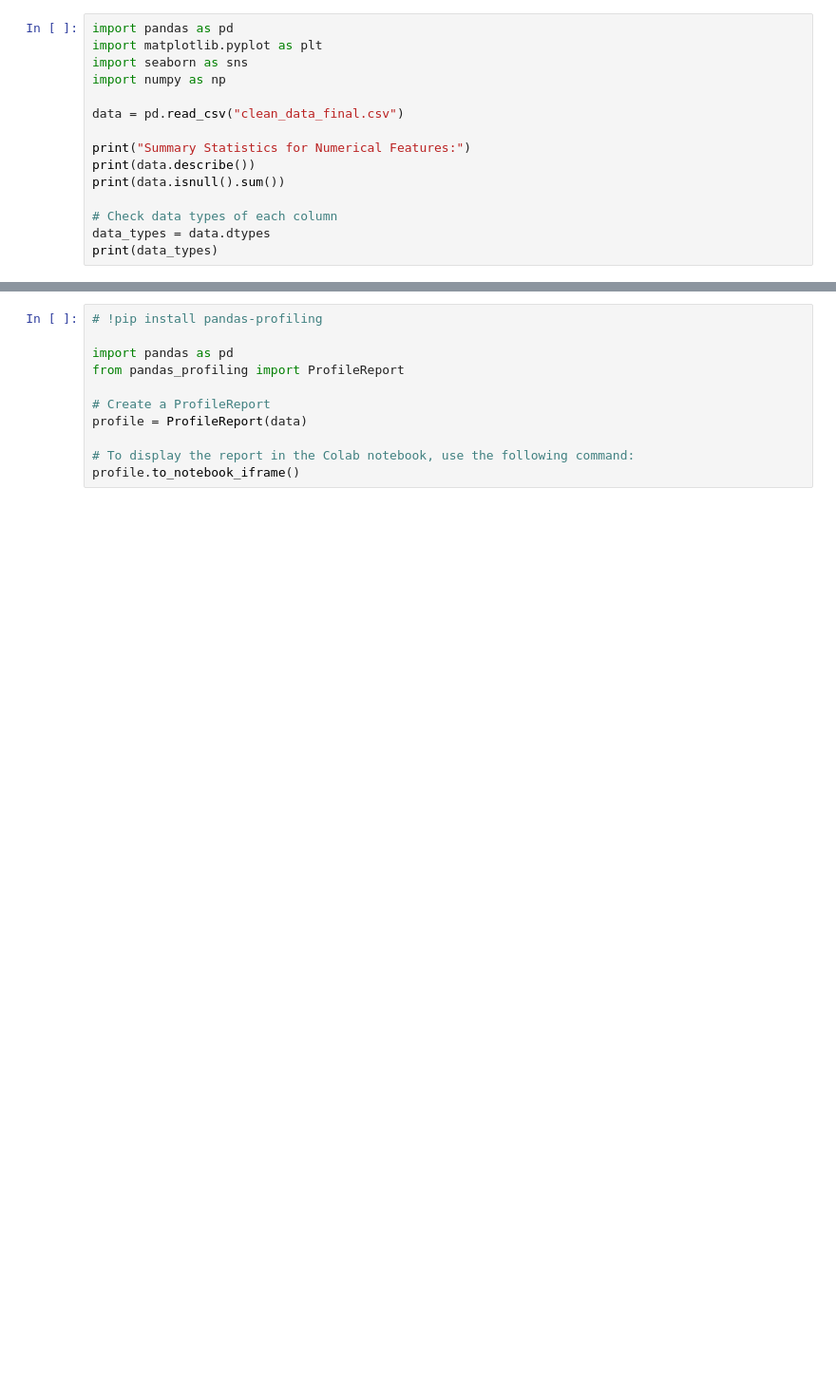
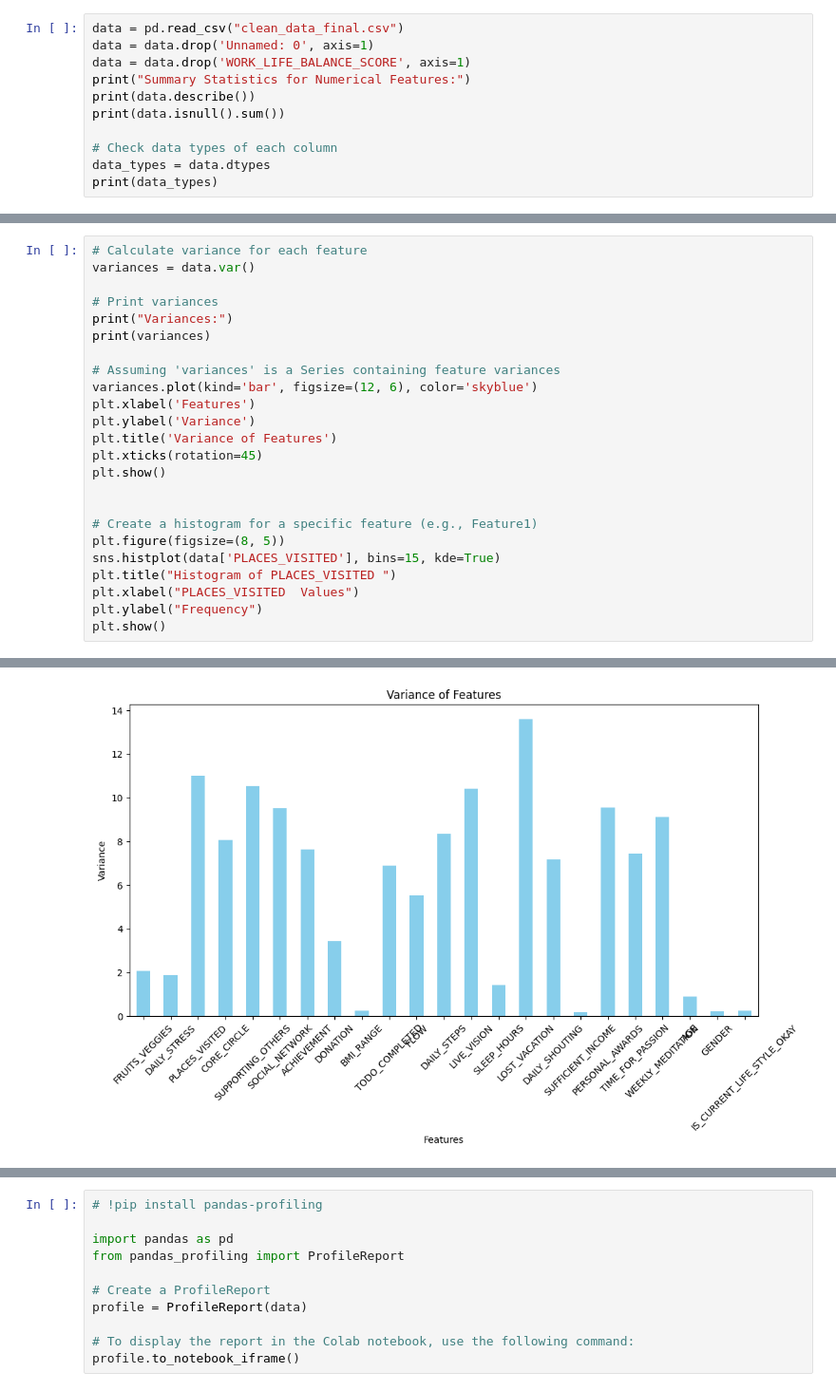
Before and after one commit to Dilshan1997/LSR-Research_code, a Jupyter notebook: DataSet_Analysis.ipynb, the cells around one changed output, grey strips where cells are left out. Shown at 95% size. Cells and saved outputs as stored; diff of their text form; blank space fills up the shorter version.

```diff
--- a/DataSet_Analysis.ipynb
+++ b/DataSet_Analysis.ipynb
@@ -31,11 +13,7 @@ dtype: object
 # %%
-import pandas as pd
-import matplotlib.pyplot as plt
-import seaborn as sns
-import numpy as np
-
 data = pd.read_csv("clean_data_final.csv")
-
+data = data.drop('Unnamed: 0', axis=1)
+data = data.drop('WORK_LIFE_BALANCE_SCORE', axis=1)
 print("Summary Statistics for Numerical Features:")
 print(data.describe())
 print(data.isnull().sum())
@@ -63 +41,26 @@ IS_CURRENT_LIFE_STYLE_OKAY      int64
 dtype: object
+# %%
+# Calculate variance for each feature
+variances = data.var()
+
+# Print variances
+print("Variances:")
+print(variances)
+
+# Assuming 'variances' is a Series containing feature variances
+variances.plot(kind='bar', figsize=(12, 6), color='skyblue')
+plt.xlabel('Features')
+plt.ylabel('Variance')
+plt.title('Variance of Features')
+plt.xticks(rotation=45)
+plt.show()
+
+
+# Create a histogram for a specific feature (e.g., Feature1)
+plt.figure(figsize=(8, 5))
+sns.histplot(data['PLACES_VISITED'], bins=15, kde=True)
+plt.title("Histogram of PLACES_VISITED ")
+plt.xlabel("PLACES_VISITED  Values")
+plt.ylabel("Frequency")
+plt.show()
+# %% [output]
@@ -63,0 +84 @@ dtype: object
+[figure, added]
```
Also changed, not shown: parts of 6 cells of this notebook.
